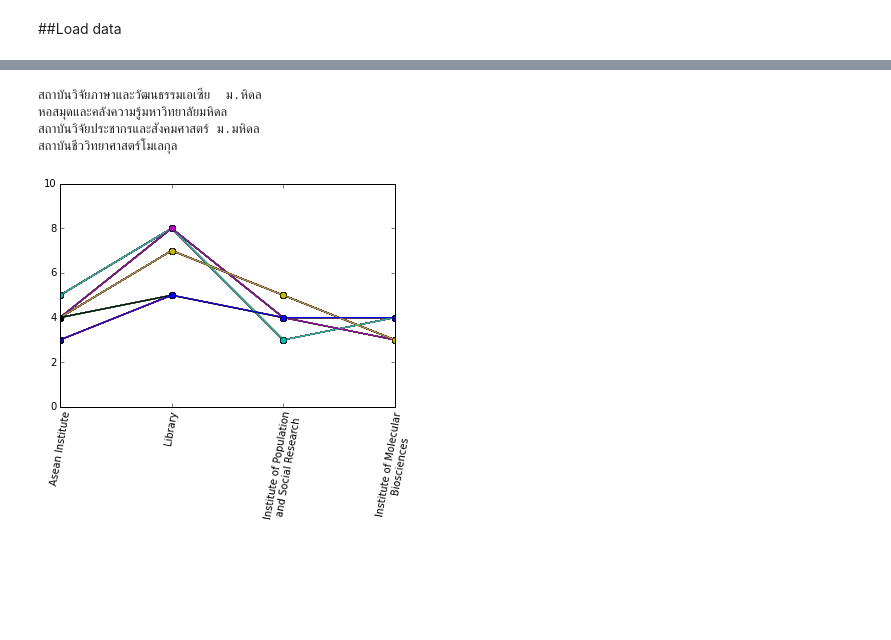
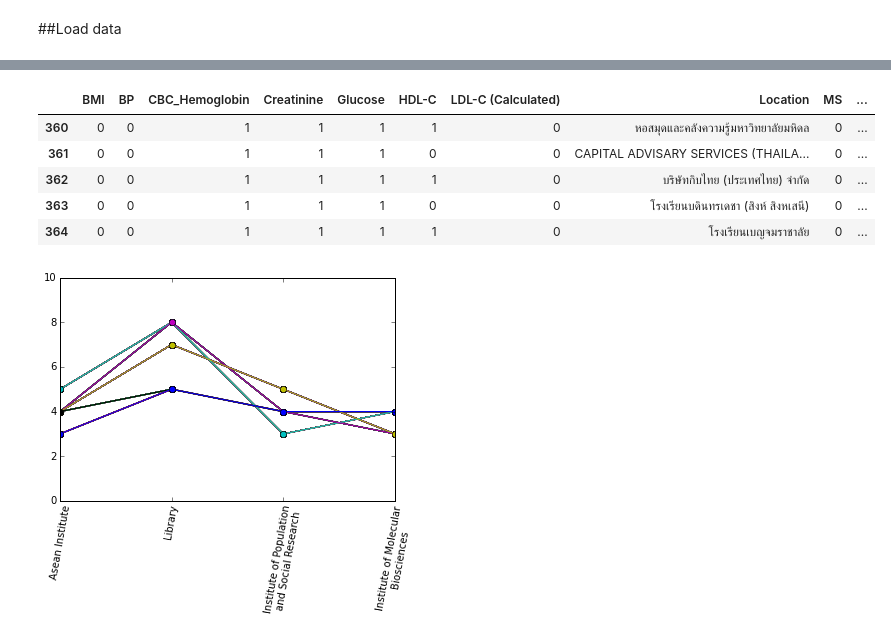
Before and after one commit to likit/comm-health, a Jupyter notebook: KPI.ipynb, the cells around one changed output, grey strips where cells are left out. Saved outputs shown, nothing was run; the diff lists cells and outputs as text; code cells hidden in the pictures; blank space fills up the shorter version.

```diff
--- a/KPI.ipynb
+++ b/KPI.ipynb
@@ -203,8 +225,9 @@ for j in range(len(years)):
-# %%
-for loc in kpi_scores[kpi_scores['Year']==2551]['Location'].tolist():
-    print loc
-# %% [output]
-สถาบันวิจัยภาษาและวัฒนธรรมเอเซีย  ม.หิดล
-หอสมุดและคลังความรู้มหาวิทยาลัยมหิดล
-สถาบันวิจัยประชากรและสังคมศาสตร์ ม.มหิดล
-สถาบันชีววิทยาศาสตร์โมเลกุล
+# %%
+kpi_scores[kpi_scores['Year']==2554].tail()
+# %% [output]
+|  | BMI | BP | CBC_Hemoglobin | Creatinine | Glucose | HDL-C | LDL-C (Calculated) | Location | MS | ... |
+| 360 | 0 | 0 | 1 | 1 | 1 | 1 | 0 | หอสมุดและคลังความรู้มหาวิทยาลัยมหิดล | 0 | ... |
+| 361 | 0 | 0 | 1 | 1 | 1 | 0 | 0 | CAPITAL ADVISARY SERVICES (THAILA... | 0 | ... |
+| 362 | 0 | 0 | 1 | 1 | 1 | 1 | 0 | บริษัทกิบไทย (ประเทศไทย) จำกัด | 0 | ... |
+| 363 | 0 | 0 | 1 | 1 | 1 | 0 | 0 | โรงเรียนบดินทรเดชา (สิงห์ สิงหเสนี) | 0 | ... |
+| 364 | 0 | 0 | 1 | 1 | 1 | 1 | 0 | โรงเรียนเบญจมราชาลัย | 0 | ... |
```
Also changed, not shown: parts of 7 cells of this notebook.
